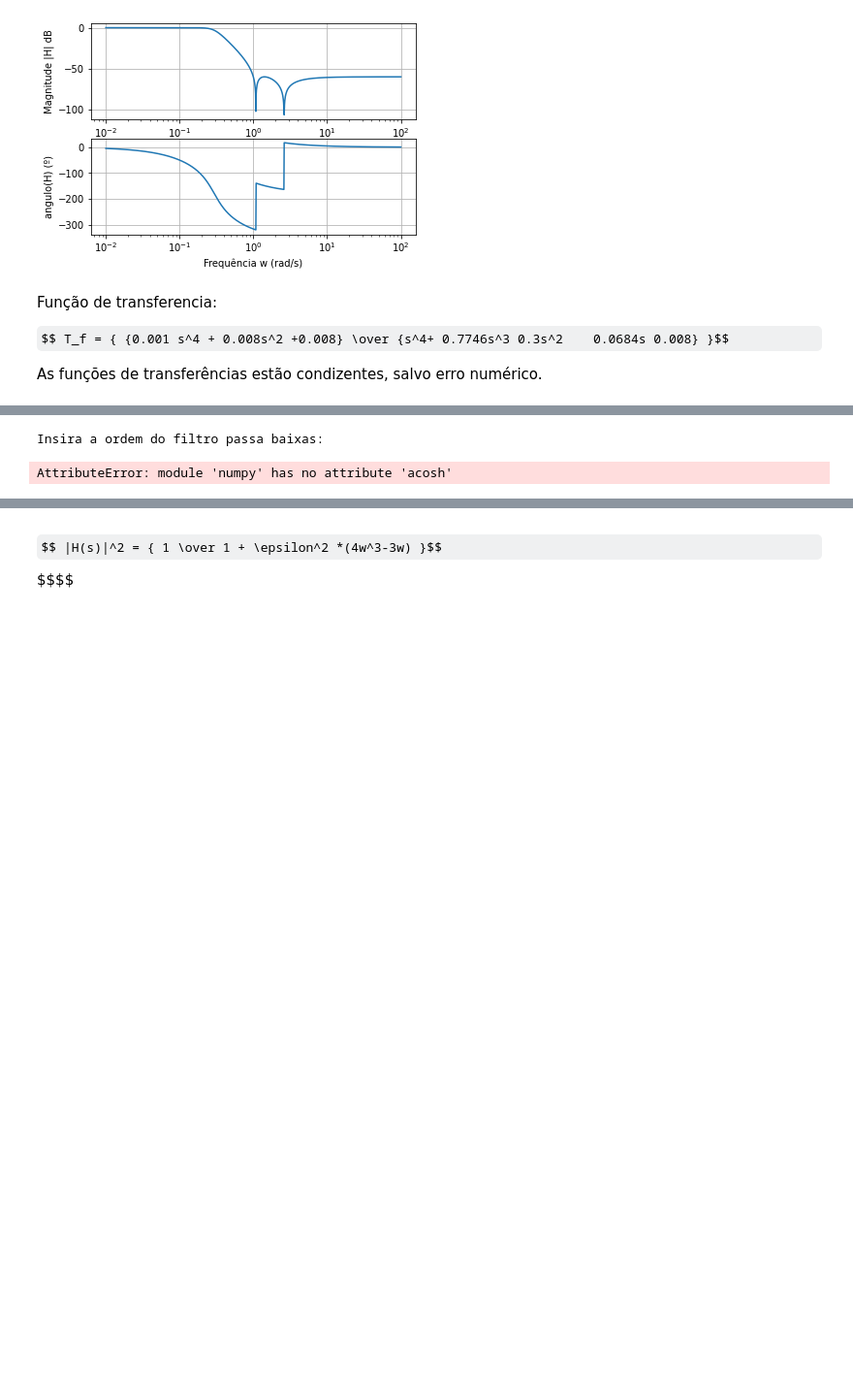
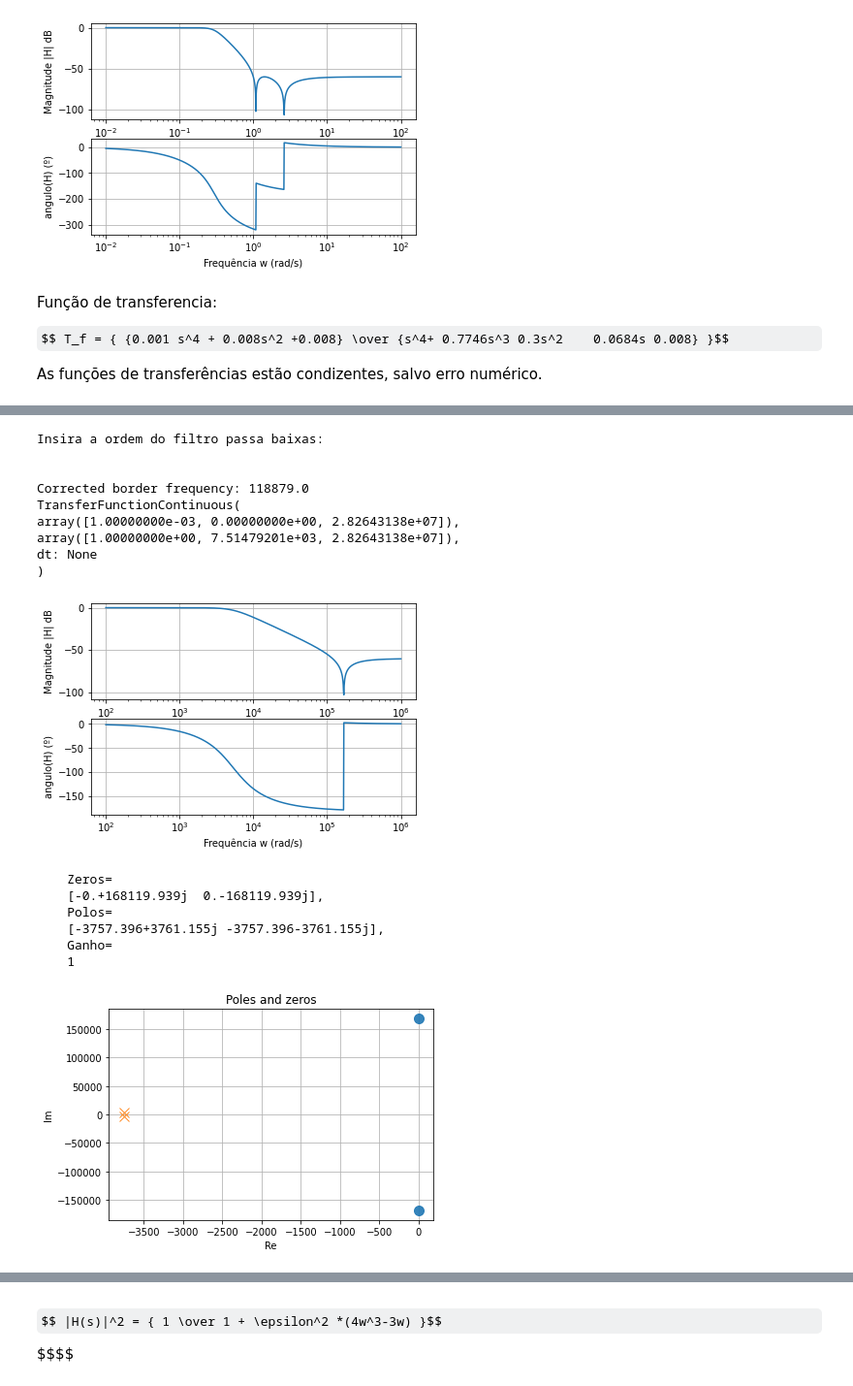
Before and after one commit to vic-torr/procsim, a Jupyter notebook: tp1/codigo/TP_1.ipynb, the cells around one changed output, grey strips where cells are left out. Shown at 97% size. Cells and saved outputs as stored; diff of their text form; code cells hidden in the pictures; some formulas as TeX source; blank space fills up the shorter version.

```diff
--- a/tp1/codigo/TP_1.ipynb
+++ b/tp1/codigo/TP_1.ipynb
@@ -198,33 +198,41 @@ As funções de transferências estão condizentes, salvo erro numérico.
 # %%
 print('Insira a ordem do filtro passa baixas:\n\n')
 n=2
-#n = input();
+#n = int(input())
 
 wp = 1000*pi
 Rp = 0.5
 Rs = 60
 
 eps = 1/(np.sqrt(10**(Rs/10)-1));
 
 ws = wp*np.cosh((1/n)*np.arccosh(1/(eps*(np.sqrt(10**(Rp/10)-1)))))
-print(ws)
+print(f"Corrected border frequency: {np.round(ws)}")
 num, den = cheby2(n, Rs, ws, analog=True)
-print(num)
-print(den)
-
+tf_cheb = signal.TransferFunction(num,den)
+print(tf_cheb)
+H = signal.lti(num,den)
+bode_from_lti(H,2,6)
 z = np.roots(num)
 p = np.roots(den)
 k=1
-print(z)
-print(p)
-print(k)
+display_zpk(z,p,k)
 plot_zpk(z,p,k)
-H = signal.TransferFunction(num, den)
-
-figure (1)
-
-figure (2)
-signal.bode(z,p,k)
 # %% [output]
 Insira a ordem do filtro passa baixas:
+
+
+Corrected border frequency: 118879.0
+TransferFunctionContinuous(
+array([1.00000000e-03, 0.00000000e+00, 2.82643138e+07]),
+array([1.00000000e+00, 7.51479201e+03, 2.82643138e+07]),
+dt: None
+)
+[figure, added]
-AttributeError: module 'numpy' has no attribute 'acosh'
+    Zeros=
+    [-0.+168119.939j  0.-168119.939j],
+    Polos=
+    [-3757.396+3761.155j -3757.396-3761.155j],
+    Ganho=
+    1
+[figure, added]
```
Also changed, not shown: parts of 2 cells of this notebook, 1 other file.
